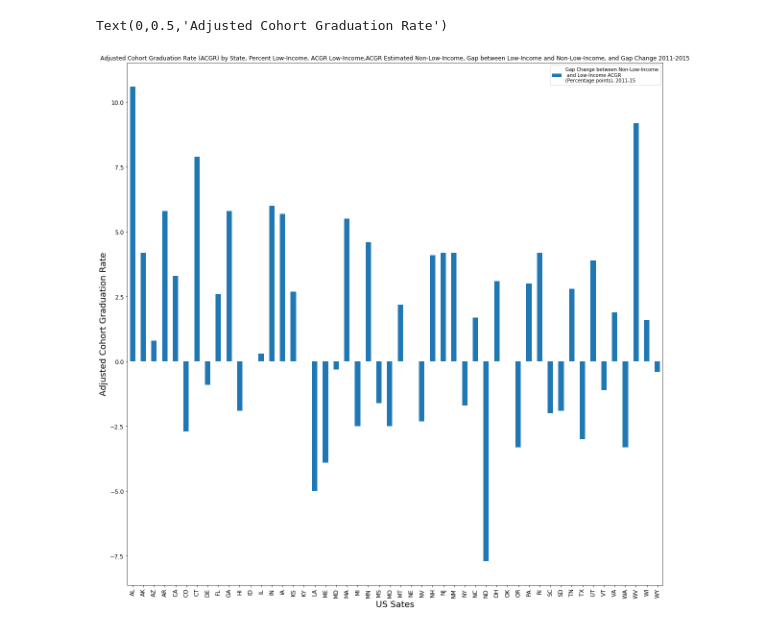
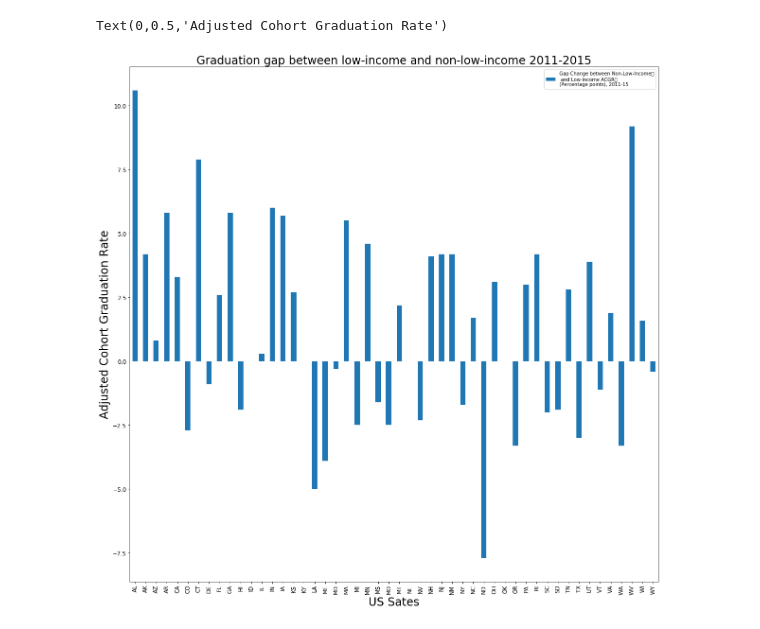
Before and after one commit to jelizalo/project-one, a Jupyter notebook: DataSets/Gloria_HS_Graduation_by_Income.ipynb, the cells around one changed output. Saved outputs shown, nothing was run; the diff lists cells and outputs as text; code cells hidden in the pictures.

```diff
--- a/DataSets/Gloria_HS_Graduation_by_Income.ipynb
+++ b/DataSets/Gloria_HS_Graduation_by_Income.ipynb
@@ -21,13 +34,7 @@ import numpy as np
 # %%
 # http://gradnation.americaspromise.org/sites/default/files/d8/2017-05/Appendix_G.pdf
 # used adobe acrobat pro to convert the PDF to excel format
-#multiplied these columns by hundred to reflect the actual precentage
-
-df = pd.read_excel('../Resources/Main_data_AppendixG.xlsx')
-df["Overall 2015 \nACGR(%)"]*=100
-df["Percent of Low-Income \nStudents in the \nCohort, 2015 (%)"]*=100
-df["Estimated \nNon-Low-Income 2015 ACGR(%)"]*=100
-df["Low-Income 2015\nACGR(%)"]*=100
+df = pd.read_csv("../Resources/Main_data_AppendixG.csv")
 df.head()
 # %% [output]
 |  | Abb | State | Gap between Non-Low Income and Lo... | Overall 2015 ACGR(%) | Percent of Low-Income Students in... | ... |
@@ -38,0 +69,14 @@ df.head()
+# %%
+#dropped irrelevant columns
+del df["Percent of Low-Income \r\nStudents in the \r\nCohort, 2015 (%)"]
+df
+
+#removed percentage signs, removed † and replace with NaN, format cells as float
+df['Low-Income 2015\r\nACGR(%)'] = df['Low-Income 2015\r\nACGR(%)'].str.replace('%','').astype(float)
+df['Estimated \r\nNon-Low-Income 2015 ACGR(%)'] = df['Estimated \r\nNon-Low-Income 2015 ACGR(%)'].str.replace('%','').astype(float)
+df['Gap Change between Non-Low-Income\r\n and Low-Income ACGR\r\n(Percentage points), 2011-15'] = df['Gap Change between Non-Low-Income\r\n and Low-Income ACGR\r\n(Percentage points), 2011-15'].str.replace('†','NaN').astype(float)
+df['Overall 2015 \r\nACGR(%)'] = df['Overall 2015 \r\nACGR(%)'].str.replace('%','').astype(float)
+
+# drop the last column showing NaN
+df = df.drop(df.index[len(df)-1])
+df.tail()
@@ -51,12 +144,12 @@ Text(0,0.5,'Estimated Graduation Rates')
 # %%
-df.plot(x="Abb", y="Gap Change between Non-Low-Income\n and Low-Income ACGR\n(Percentage points), 2011-15", kind="bar", figsize=(20,20), fontsize=12)
+df.plot(x="Abb", y='Gap Change between Non-Low-Income\r\n and Low-Income ACGR\r\n(Percentage points), 2011-15', kind="bar", figsize=(20,20), fontsize=12)
 
-plt.title('Adjusted Cohort Graduation Rate (ACGR) by State, Percent Low-Income, ACGR Low-Income,ACGR Estimated Non-Low-Income, Gap between Low-Income and Non-Low-Income, and Gap Change 2011-2015')
-plt.xlabel('US Sates', size=18)
-plt.ylabel('Adjusted Cohort Graduation Rate',size=18)
+plt.title('Graduation gap between low-income and non-low-income 2011-2015', size = 24)
+plt.xlabel('US Sates', size=24)
+plt.ylabel('Adjusted Cohort Graduation Rate',size=24)
 # %% [output]
 Text(0,0.5,'Adjusted Cohort Graduation Rate')
-[figure, old version]
+[figure, new version]
 # %%
 #Colorscale = [0-50 'Red', 51-60 'yellow', 61-70 'Purple', 71-80 'Blue', 81-100 'Green']
 colorscale = [[0,'rgb(210,207,252)'], [1, 'rgb(30,20,174)']]
```
Also changed, not shown: parts of 19 cells of this notebook, 3 other files.
